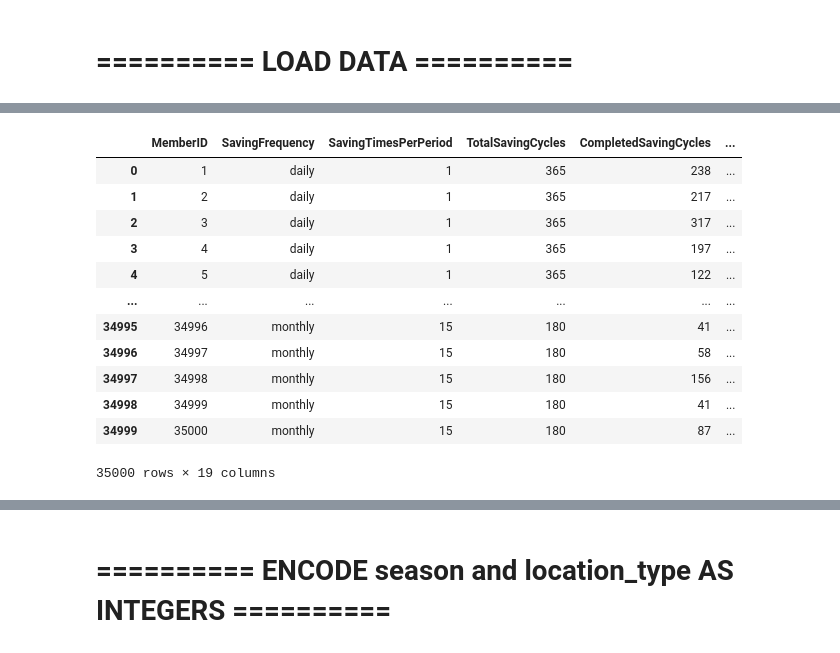
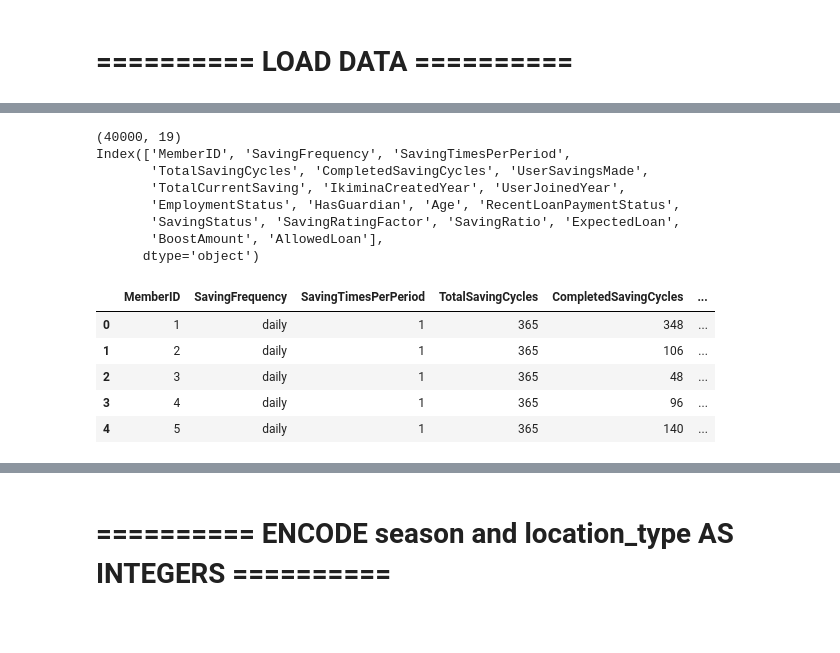
Before and after one commit to Usolange/IMS_Project, a Jupyter notebook: Back_End/Model/FinalIkiminaManagementSystem.ipynb, the cells around one changed output, grey strips where cells are left out. Drawn from its saved outputs; the diff is of its cells as text; code cells hidden in the pictures; blank space fills up the shorter version.

```diff
--- a/Back_End/Model/FinalIkiminaManagementSystem.ipynb
+++ b/Back_End/Model/FinalIkiminaManagementSystem.ipynb
@@ -36,16 +38,19 @@ imsData
 # %%
-imsData
+print(imsData.shape)
+print(imsData.columns)
+imsData.head()
 # %% [output]
+(40000, 19)
+Index(['MemberID', 'SavingFrequency', 'SavingTimesPerPeriod',
+       'TotalSavingCycles', 'CompletedSavingCycles', 'UserSavingsMade',
+       'TotalCurrentSaving', 'IkiminaCreatedYear', 'UserJoinedYear',
+       'EmploymentStatus', 'HasGuardian', 'Age', 'RecentLoanPaymentStatus',
+       'SavingStatus', 'SavingRatingFactor', 'SavingRatio', 'ExpectedLoan',
+       'BoostAmount', 'AllowedLoan'],
+      dtype='object')
 |  | MemberID | SavingFrequency | SavingTimesPerPeriod | TotalSavingCycles | CompletedSavingCycles | ... |
-| 0 | 1 | daily | 1 | 365 | 238 | ... |
-| 1 | 2 | daily | 1 | 365 | 217 | ... |
-| 2 | 3 | daily | 1 | 365 | 317 | ... |
-| 3 | 4 | daily | 1 | 365 | 197 | ... |
-| 4 | 5 | daily | 1 | 365 | 122 | ... |
-| ... | ... | ... | ... | ... | ... | ... |
-| 34995 | 34996 | monthly | 15 | 180 | 41 | ... |
-| 34996 | 34997 | monthly | 15 | 180 | 58 | ... |
-| 34997 | 34998 | monthly | 15 | 180 | 156 | ... |
-| 34998 | 34999 | monthly | 15 | 180 | 41 | ... |
-| 34999 | 35000 | monthly | 15 | 180 | 87 | ... |
+| 0 | 1 | daily | 1 | 365 | 348 | ... |
+| 1 | 2 | daily | 1 | 365 | 106 | ... |
+| 2 | 3 | daily | 1 | 365 | 48 | ... |
+| 3 | 4 | daily | 1 | 365 | 96 | ... |
+| 4 | 5 | daily | 1 | 365 | 140 | ... |
-35000 rows × 19 columns
```
Also changed, not shown: parts of 35 cells of this notebook, 8 other files.
